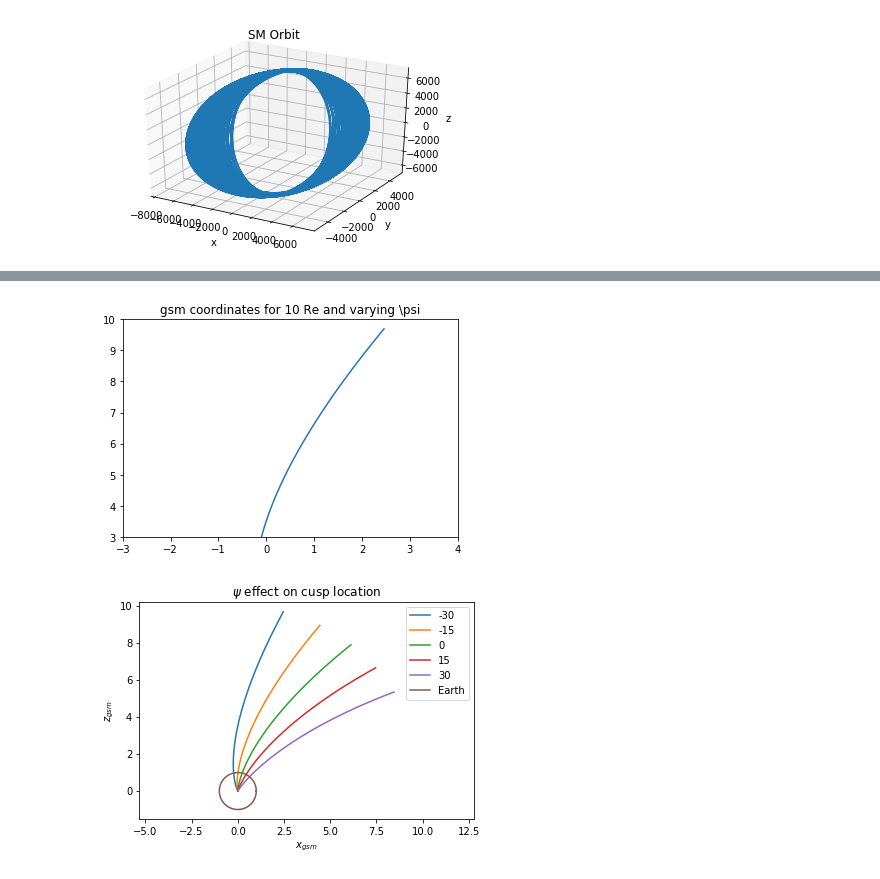
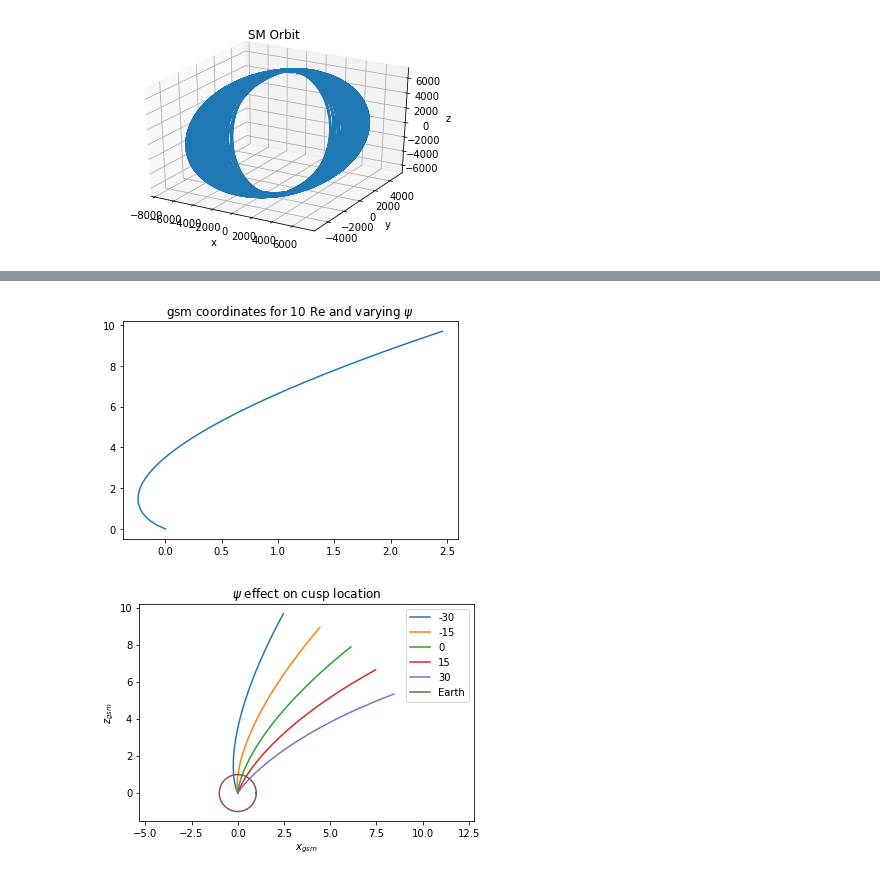
Before and after one commit to fsbr/se3-path-planner, a Jupyter notebook: modularPlanner/Plots including dipole tilt.ipynb, the cells around one changed output, grey strips where cells are left out. Cells and saved outputs as stored; diff of their text form; code cells hidden in the pictures.

```diff
--- a/modularPlanner/Plots including dipole tilt.ipynb
+++ b/modularPlanner/Plots including dipole tilt.ipynb
@@ -70,19 +92,20 @@ phi_1 = phi_0 - (alpha1*psi + alpha2*psi**2)
 # %%
 # getting phi_c
 
 phi_c  = np.arcsin( (np.sqrt(r))/(np.sqrt(r + (1/np.sin(phi_1))**2 -1)  )) + psi
 # convert to degrees here if desired
 
 zgsm = r*np.cos(phi_c)
 xgsm = r*np.sin(phi_c)
+plt.figure()
 plt.plot(xgsm, zgsm)
 # plt.axis('equal')
-plt.ylim([3,10])
-plt.xlim([-3,4])
-plt.title('gsm coordinates for 10 Re and varying \psi')
+# plt.ylim([3,10])
+# plt.xlim([-3,4])
+plt.title('gsm coordinates for 10 Re and varying $\psi$')
 plt.show()
 # %% [output]
-[figure, old version]
+[figure, new version]
 # %%
 #let's get all the plots below
 
```
Also changed, not shown: parts of 2 cells of this notebook, 1 other file.
